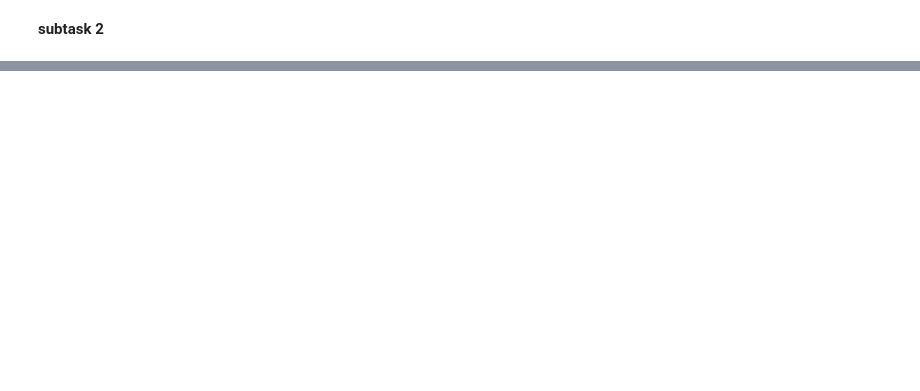
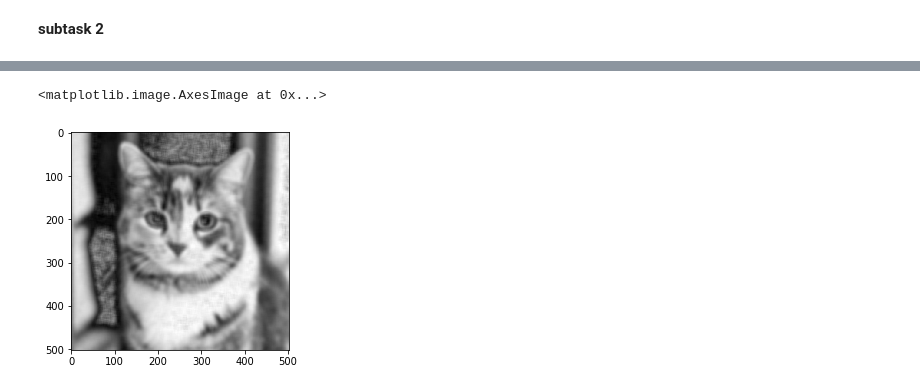
Before and after one commit to TsunamiBlue/ENGN4528-CLAB1, a Jupyter notebook: C-Lab-1 by u6579712.ipynb, the cells around one changed output, grey strips where cells are left out. Cells and saved outputs as stored; diff of their text form; code cells hidden in the pictures; blank space fills up the shorter version.

```diff
--- a/C-Lab-1 by u6579712.ipynb
+++ b/C-Lab-1 by u6579712.ipynb
@@ -485,0 +482,18 @@ def my_Gauss_filter(noisy_image,my_gaussian_kernel):
+# %%
+def my_gauss_filter(noisy_image,my_gaussian_kernel):
+    # here we assume shape is valid and use zero padding for borders.
+    #  output shape
+    m = noisy_image.shape[0]-my_gaussian_kernel.shape[0]+1
+    n = noisy_image.shape[1]-my_gaussian_kernel.shape[1]+1
+    #  kernel shape
+    (x,y) = my_gaussian_kernel.shape
+    assert m>0
+    assert n>0
+
+    output_image = np.zeros((m,n))
+    for i in range(m):
+        for j in range(n):
+            current_window = noisy_image[i:i+x,j:j+y]
+            convolution_result = current_window * my_gaussian_kernel
+            output_image[i][j] = np.sum(np.sum(convolution_result))
+    return output_image
@@ -485,0 +511,12 @@ def my_Gauss_filter(noisy_image,my_gaussian_kernel):
+# %%
+# generate gaussian kernel
+gaussian_kernel = cv2.getGaussianKernel(11,10)
+gaussian_kernel.reshape(1,11)
+gaussian_kernel = gaussian_kernel @ gaussian_kernel.T
+# gaussian_kernel
+# %%
+smoothed_image2 = my_gauss_filter(noisy_img2,gaussian_kernel)
+plt.imshow(smoothed_image2,cmap='gray')
+# %% [output]
+<matplotlib.image.AxesImage at 0x...>
+[figure, added]
```
Also changed, not shown: parts of 19 cells of this notebook.
